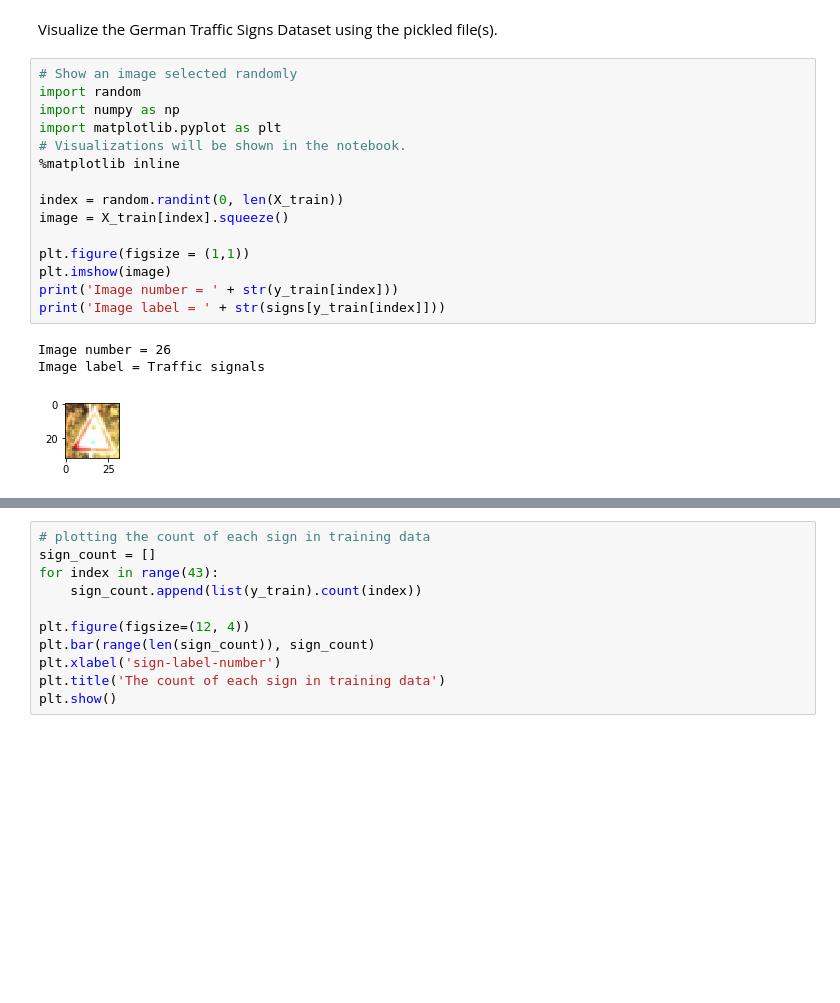
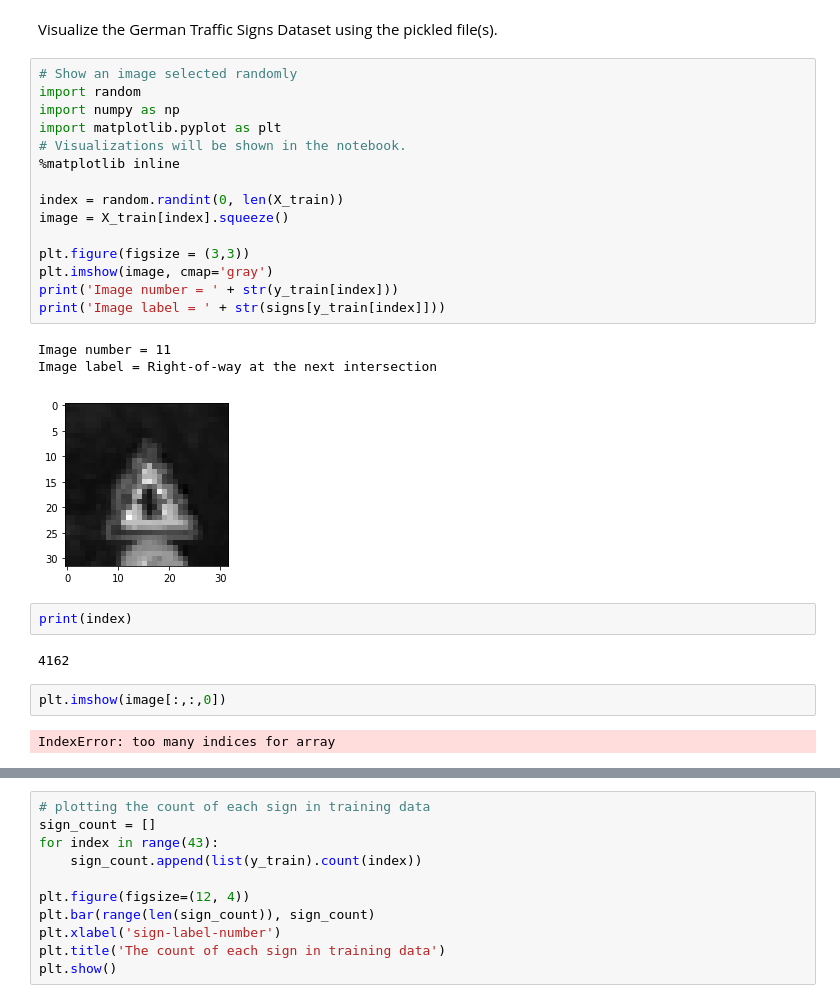
Before and after one commit to MarsBase7/CarND-Traffic-Sign-Classifier-Project, a Jupyter notebook: Traffic_Sign_Classifier_LeNet-5.ipynb, the cells around one changed output, grey strips where cells are left out. Cells and saved outputs as stored; diff of their text form; blank space fills up the shorter version.

```diff
--- a/Traffic_Sign_Classifier_LeNet-5.ipynb
+++ b/Traffic_Sign_Classifier_LeNet-5.ipynb
@@ -83,19 +83,27 @@ Visualize the German Traffic Signs Dataset using the pickled file(s).
 # %%
 # Show an image selected randomly
 import random
 import numpy as np
 import matplotlib.pyplot as plt
 # Visualizations will be shown in the notebook.
 %matplotlib inline
 
 index = random.randint(0, len(X_train))
 image = X_train[index].squeeze()
 
-plt.figure(figsize = (1,1))
-plt.imshow(image)
+plt.figure(figsize = (3,3))
+plt.imshow(image, cmap='gray')
 print('Image number = ' + str(y_train[index]))
 print('Image label = ' + str(signs[y_train[index]]))
 # %% [output]
-Image number = 26
-Image label = Traffic signals
+Image number = 11
+Image label = Right-of-way at the next intersection
-[figure, old version]
+[figure, new version]
+# %%
+print(index)
+# %% [output]
+4162
+# %%
+plt.imshow(image[:,:,0])
+# %% [output]
+IndexError: too many indices for array
```
Also changed, not shown: parts of 2 cells of this notebook, 10 other files.
